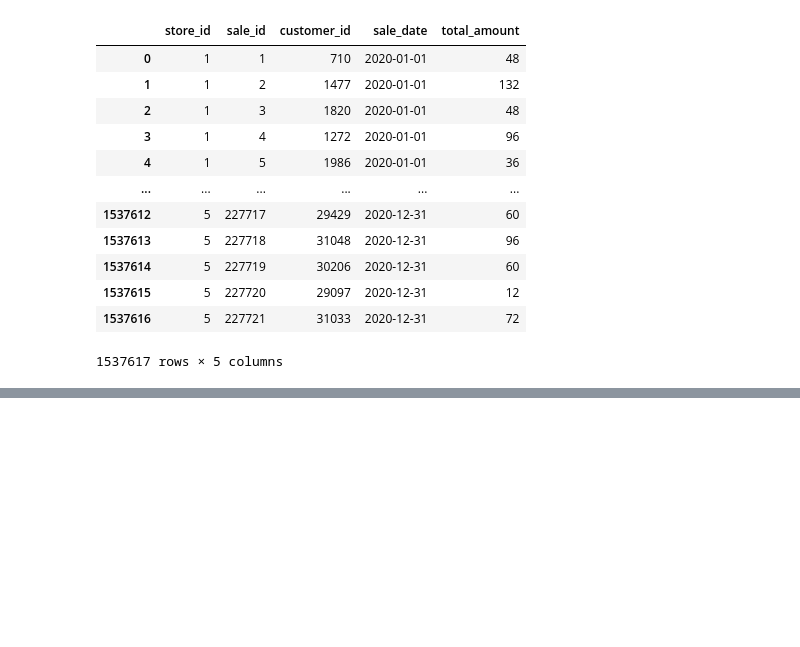
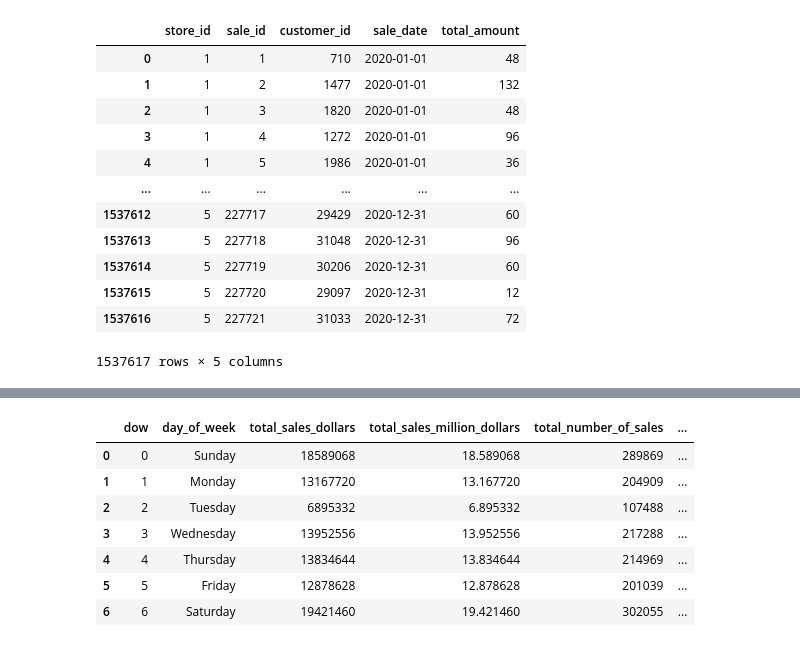
Before and after one commit to brendanfoo/sales-queries, a Jupyter notebook: project_1_1.ipynb, the cells around one changed output, grey strips where cells are left out. Saved outputs shown, nothing was run; the diff lists cells and outputs as text; code cells hidden in the pictures; blank space fills up the shorter version.

```diff
--- a/project_1_1.ipynb
+++ b/project_1_1.ipynb
@@ -283,15 +332,32 @@ The query should return 7 rows into a Pandas dataframe. The first and last rows
 # %%
 rollback_before_flag = True
 rollback_after_flag = True
 
 query = """
-
-Replace with your SQL query
-
+select extract(dow from sa.sale_date) as dow,
+       to_char(sa.sale_date, 'Day') as day_of_week,
+       sum(sa.total_amount) as total_sales_dollars,
+       sum(sa.total_amount)/1000000 as total_sales_million_dollars,
+       count(sa.sale_id) as total_number_of_sales,
+       avg(sa.total_amount) as average_dollar_amount_per_sale
+from stores s
+     join sales as sa
+     on s.store_id = sa.store_id
+group by dow, day_of_week
+order by dow
 """
 
 df = my_select_query_pandas(query, rollback_before_flag, rollback_after_flag)
 df
+# %% [output]
+|  | dow | day_of_week | total_sales_dollars | total_sales_million_dollars | total_number_of_sales | ... |
+| 0 | 0 | Sunday | 18589068 | 18.589068 | 289869 | ... |
+| 1 | 1 | Monday | 13167720 | 13.167720 | 204909 | ... |
+| 2 | 2 | Tuesday | 6895332 | 6.895332 | 107488 | ... |
+| 3 | 3 | Wednesday | 13952556 | 13.952556 | 217288 | ... |
+| 4 | 4 | Thursday | 13834644 | 13.834644 | 214969 | ... |
+| 5 | 5 | Friday | 12878628 | 12.878628 | 201039 | ... |
+| 6 | 6 | Saturday | 19421460 | 19.421460 | 302055 | ... |
 # %% [markdown]
 # 1.1.6 Total sales as a dollar amount, total number of sales, average dollar amount per sale by store and day of week
 
```
Also changed, not shown: parts of 3 cells of this notebook.
